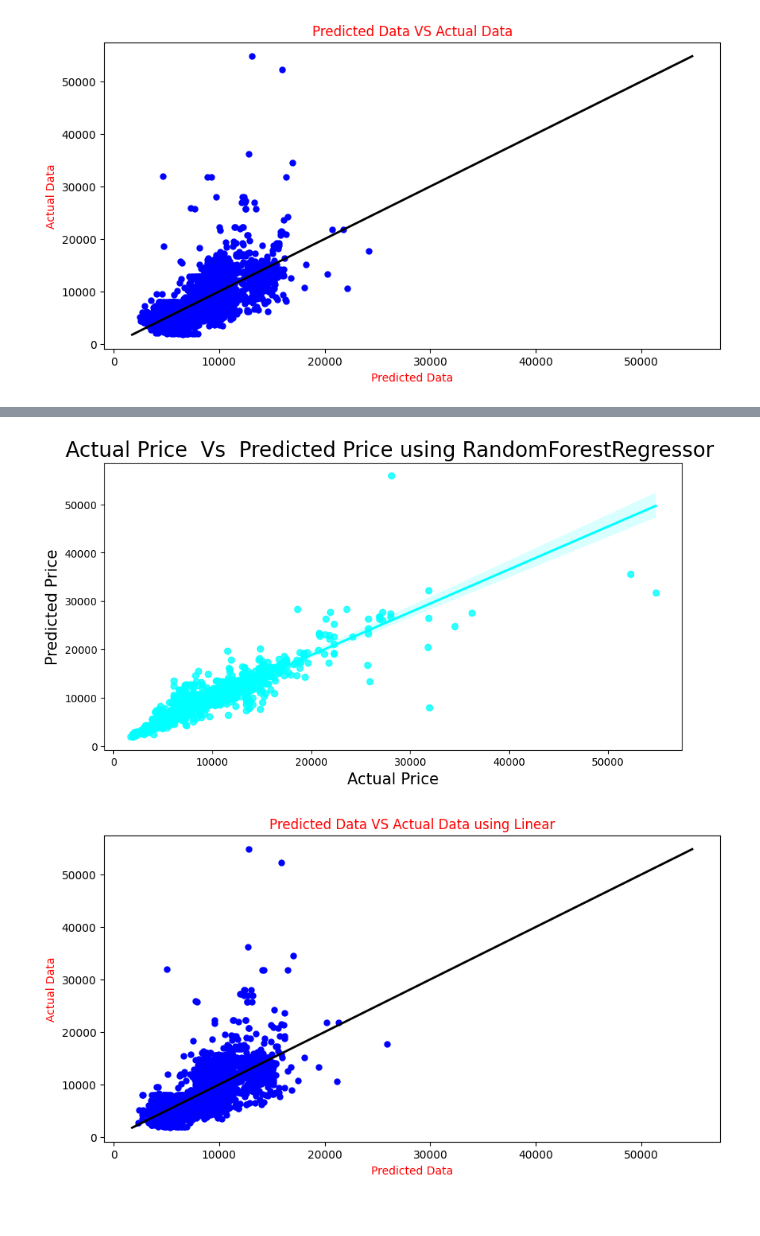
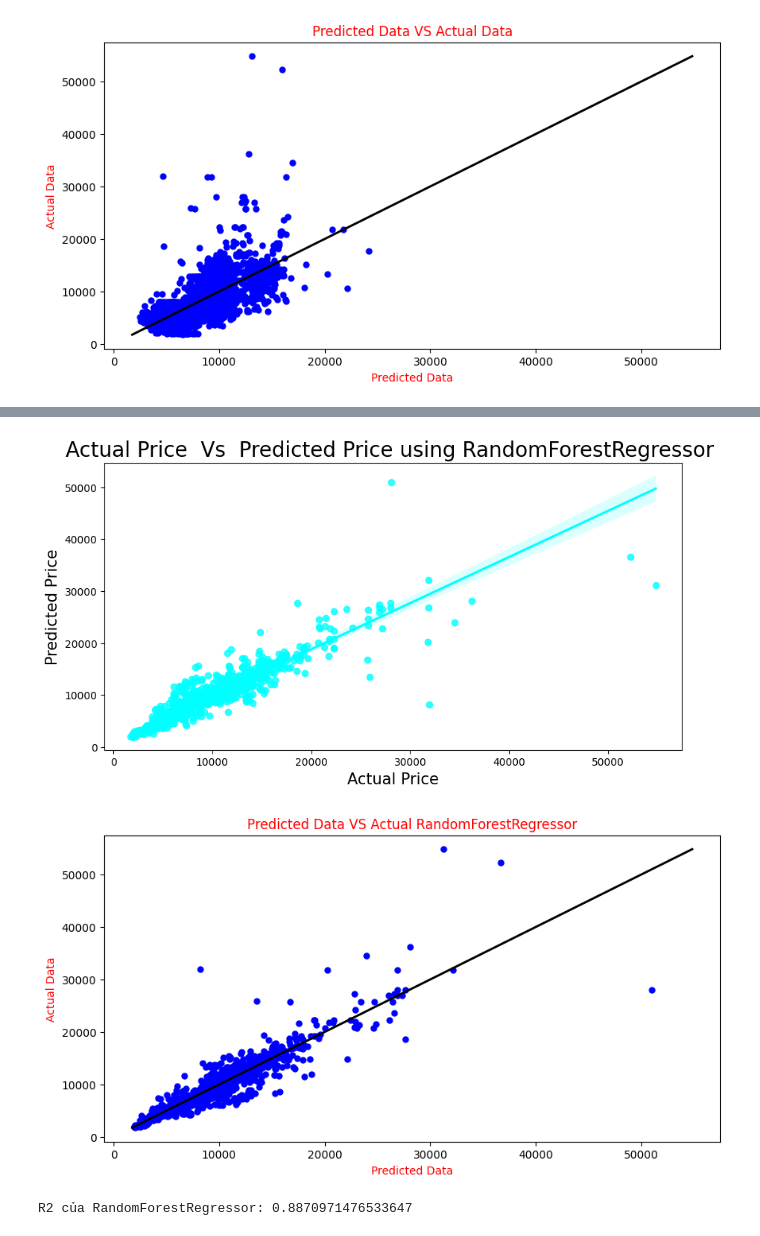
Before and after one commit to Vanniee007/ADA-Final-Project-20CQ.PTDL.05, a Jupyter notebook: FinalProject.ipynb, the cells around one changed output, grey strips where cells are left out. Drawn from its saved outputs; the diff is of its cells as text; code cells hidden in the pictures.

```diff
--- a/FinalProject.ipynb
+++ b/FinalProject.ipynb
@@ -73,3 +75,10 @@ array(['no info', 'in-flight meal not included',
+# %%
+#Vì có sẵn month nên thêm day để bỏ date_of_journey
+#merged_data['Date_of_Journey'] = pd.to_datetime(merged_data['Date_of_Journey'])
+merged_data['Date_of_Journey'] = pd.to_datetime(merged_data['Date_of_Journey'], dayfirst=True)
+
+# Extract day and create a new column
+merged_data['Day'] = merged_data['Date_of_Journey'].dt.day
 # %% [markdown]
 ## Chuyển Duration thành phút (int): Chuyển đổi từ kiểu giờ-phút về kiểu int để tiện cho các tính toán bên dưới.
 # %%
@@ -944,10 +948,3 @@ plt.title('Predicted Data VS Actual Data',c='red')
 plt.show()
 # %% [output]
 [figure]
-# %%
-#mmscaler=MinMaxScaler(feature_range=(0,1))
-scaler=StandardScaler()
-x_train=scaler.fit_transform(x_train)
-x_test=scaler.fit_transform(x_test)
-x_train=pd.DataFrame(x_train)
-x_test=pd.DataFrame(x_test)
@@ -996,16 +997,6 @@ for model in MM:
     print('Mean Squared Error (MSE):', round(metrics.mean_squared_error(y_test, y_pred), 3))
     print('Root Mean Squared Error (RMSE):', round(np.sqrt(metrics.mean_squared_error(y_test, y_pred)), 3))
     print('R2_score:', round(metrics.r2_score(y_test, y_pred), 6))
-    print('Root Mean Squared Log Error (RMSLE):',
-          round(np.log(np.sqrt(metrics.mean_squared_error(y_test, y_pred))), 3))
-
-    # Evaluation of MAPE
-    def MAPE(y_true, y_pred):
-        y_true, y_pred = np.array(y_true), np.array(y_pred)
-        return np.mean(np.abs((y_true - y_pred) / y_true)) * 100
-
-    result = MAPE(y_test, y_pred)
-    print('Mean Absolute Percentage Error (MAPE):', round(result, 2), '%')
 
     # Calculate Adjusted R squared values
     r_squared = round(metrics.r2_score(y_test, y_pred), 6)
@@ -1018,9 +1009,7 @@ for model in MM:
                'Mean_Absolute_Error_MAE': round(metrics.mean_absolute_error(y_test, y_pred), 3),
                'Adj_R_Square': adjusted_r_squared,
                'Root_Mean_Squared_Error_RMSE': round(np.sqrt(metrics.mean_squared_error(y_test, y_pred)), 3),
-               'Mean_Absolute_Percentage_Error_MAPE': round(result, 2),
                'Mean_Squared_Error_MSE': round(metrics.mean_squared_error(y_test, y_pred), 3),
-               'Root_Mean_Squared_Log_Error_RMSLE': round(np.log(np.sqrt(metrics.mean_squared_error(y_test, y_pred))), 3),
                'R2_score': round(metrics.r2_score(y_test, y_pred), 6)}
 
     results_list.append(new_row)
@@ -1072,9 +1068,14 @@ result
 # %%
 #Trainig the model with
-model = modelrfr.fit(x_train, y_train)
+model_rfr = modelrfr.fit(x_train, y_train)
 # Predict the model with test data
-y_pred = model.predict(x_test)
+y_pred = model_rfr.predict(x_test)
 out=pd.DataFrame({'Price_actual':y_test,'Price_pred':y_pred})
+#Thêm giá dự đoán vào df
 result=df_bk.merge(out,left_index=True,right_index=True)
+#Thêm giá trị chênh lệch tuyệt đối giữa giá vé thực tế và dự đoán
+result['|actual-pred|'] = abs(result['Price_actual'] - result['Price_pred'])
+result_sorted = result.sort_values(by='|actual-pred|', ascending=False)
+print("Giá trị chênh lệch tuyệt đối lớn nhất là: ",result_sorted['|actual-pred|'].iloc[0])
 result.sample(10)
 # %% [output]
@@ -1097,4 +1099,4 @@ plt.xlabel('Actual Price',fontsize=15)
 plt.ylabel('Predicted Price',fontsize=15)
 plt.show()
 # %% [output]
-[figure, old version]
+[figure, new version]
@@ -1106,11 +1103,15 @@ y_pred_ln2 = model_ln2.predict(x_test)
 # %%
 #Plotting the results
 plt.figure(figsize=(10,5))
-plt.scatter(y_pred_ln2,y_test,c='blue',marker='o',s=25)
+plt.scatter(y_pred,y_test,c='blue',marker='o',s=25)
 plt.plot([y_test.min(),y_test.max()],[y_test.min(),y_test.max()],c='black',lw=2)
 plt.xlabel('Predicted Data',c='red')
 plt.ylabel('Actual Data',c='red')
-plt.title('Predicted Data VS Actual Data using Linear',c='red')
+plt.title('Predicted Data VS Actual RandomForestRegressor',c='red')
 plt.show()
 # %% [output]
-[figure, old version]
+[figure, new version]
+# %%
+print("R2 của RandomForestRegressor:", model_rfr.score(x_test, y_test))
+# %% [output]
+R2 của RandomForestRegressor: 0.8870971476533647
```
Also changed, not shown: parts of 21 cells of this notebook.
